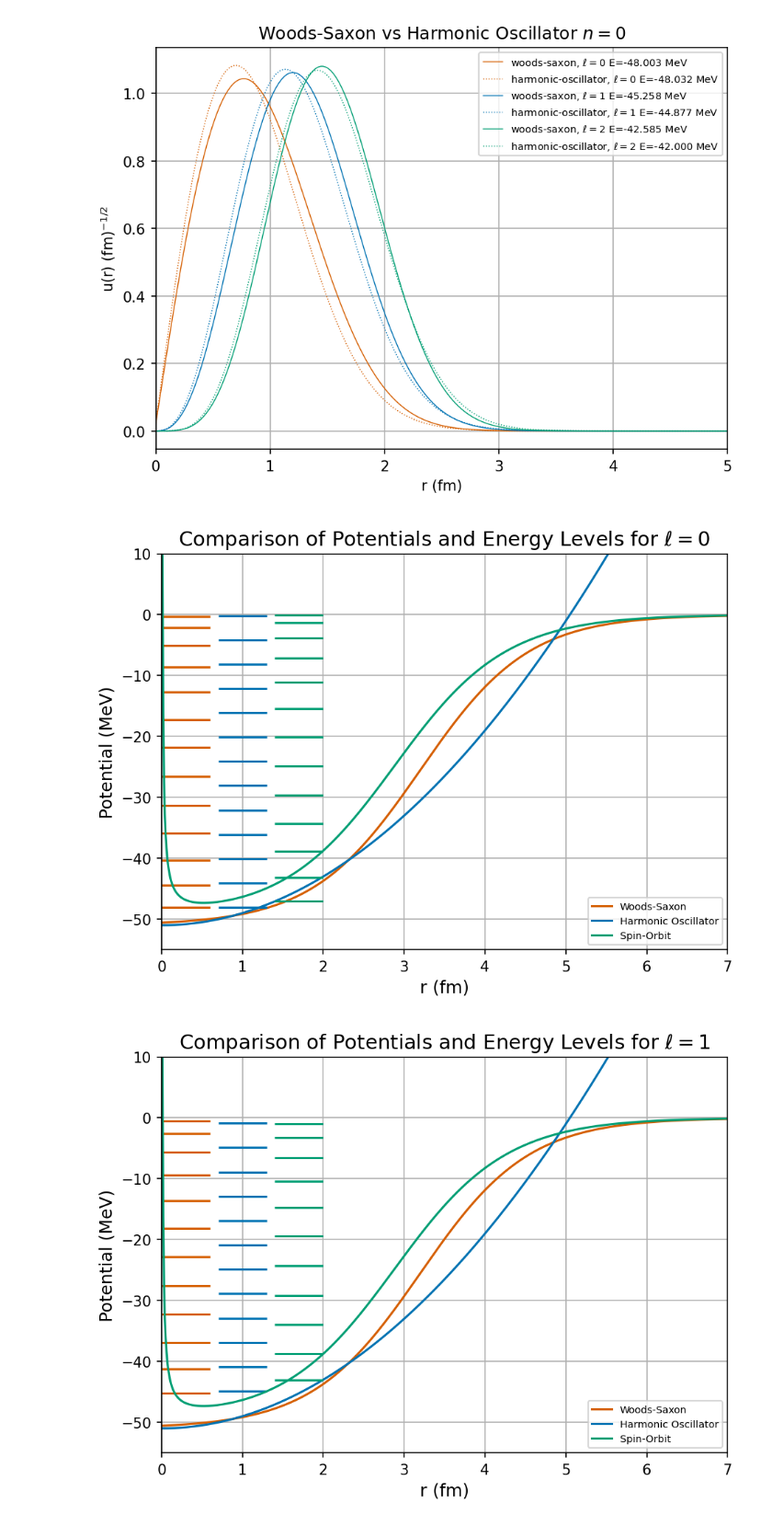
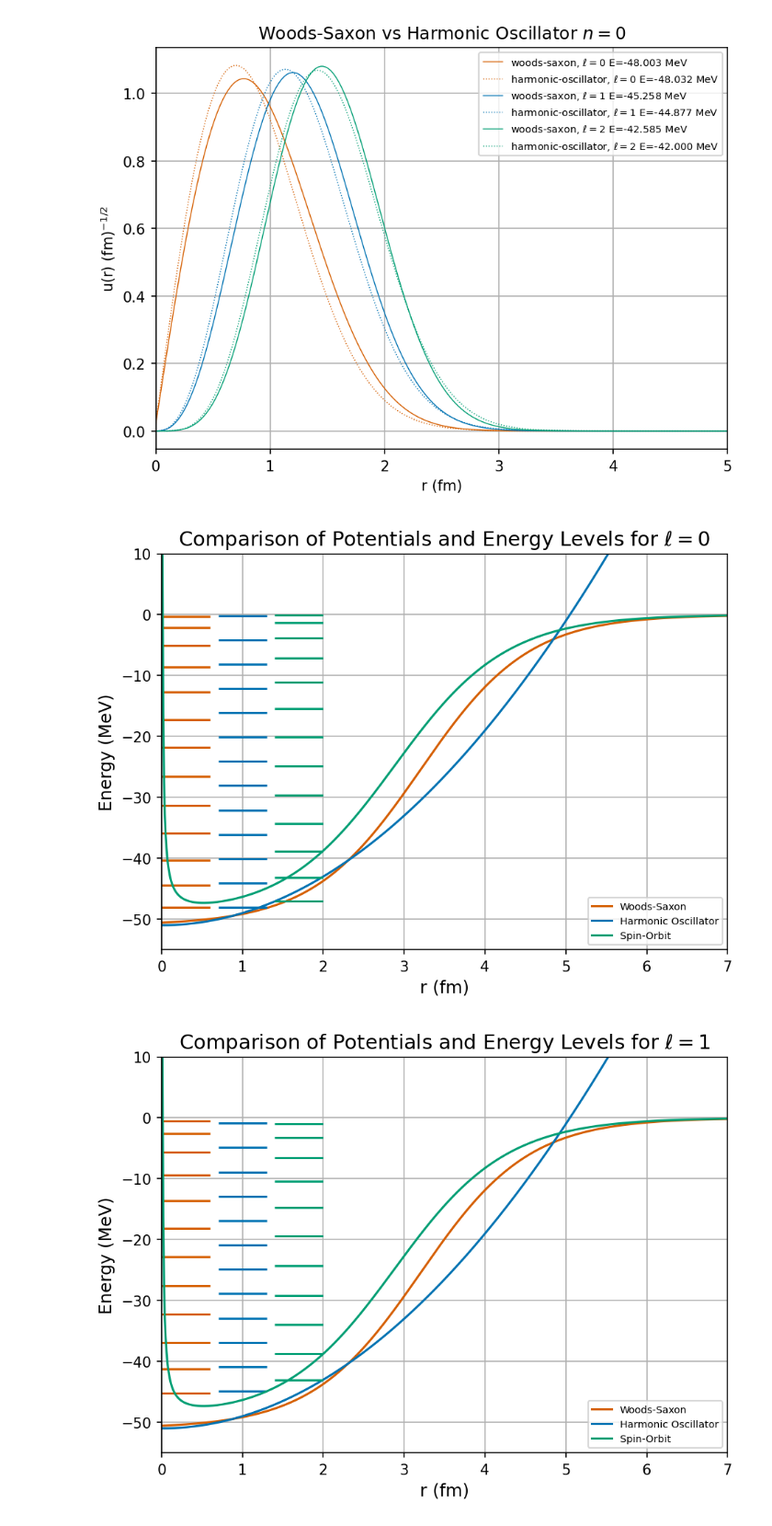
Before and after one commit to orionlee3/RandomNumMethods, a Jupyter notebook: Quantum1NumMethods.ipynb, the cells around one changed output. Shown at 92% size. Drawn from its saved outputs; the diff is of its cells as text; code cells hidden in the pictures.

Commit message:
changing y axis label on energy level plots

```diff
--- a/Quantum1NumMethods.ipynb
+++ b/Quantum1NumMethods.ipynb
@@ -350,34 +350,34 @@ for l in l_values:
         },
     }
 
     # Plot each potential with its corresponding label and bound energies
     plt.figure(dpi=150)  # Adjust figure size for better readability
 
     for label, data in potentials_dict.items():
         # Plot the potential
         plt.plot(r_vect, data["potential"], label=label, color=data["color"])
 
         # Plot the bound energies with horizontal lines
         x_min, x_max = data["x_range"]
         for energy in data["bound_energies"]:
             plt.hlines(
                 energy, x_min, x_max, color=data["color"]
             )  # Horizontal line for each energy
 
     # Adding titles, labels, and a legend
     plt.title(
         rf"Comparison of Potentials and Energy Levels for $\ell = {l}$", fontsize=14
     )
     plt.xlabel("r (fm)", fontsize=12)
-    plt.ylabel("Potential (MeV)", fontsize=12)
+    plt.ylabel("Energy (MeV)", fontsize=12)
     plt.ylim(-55, 10)
     plt.xlim(0, 7)  # Adjusting y-axis limits to match your data
     plt.legend(loc="lower right", fontsize="x-small")  # Show legend with labels
     plt.grid(True)  # Optional: Add a grid for better readability
     plt.tight_layout()  # Automatically adjust layout for better fit
-    # plt.savefig(f'Num_Methods/RandomNumMethods/energy_level_plots_l{l}.png')
+    #plt.savefig(f'Num_Methods/RandomNumMethods/energy_level_plots_l{l}.png')
     # Show plot
     plt.show()
 # %% [output]
-[figure, old version]
+[figure, new version]
-[figure, old version]
+[figure, new version]
```
Also changed, not shown: parts of 1 cell of this notebook, 3 other files.
